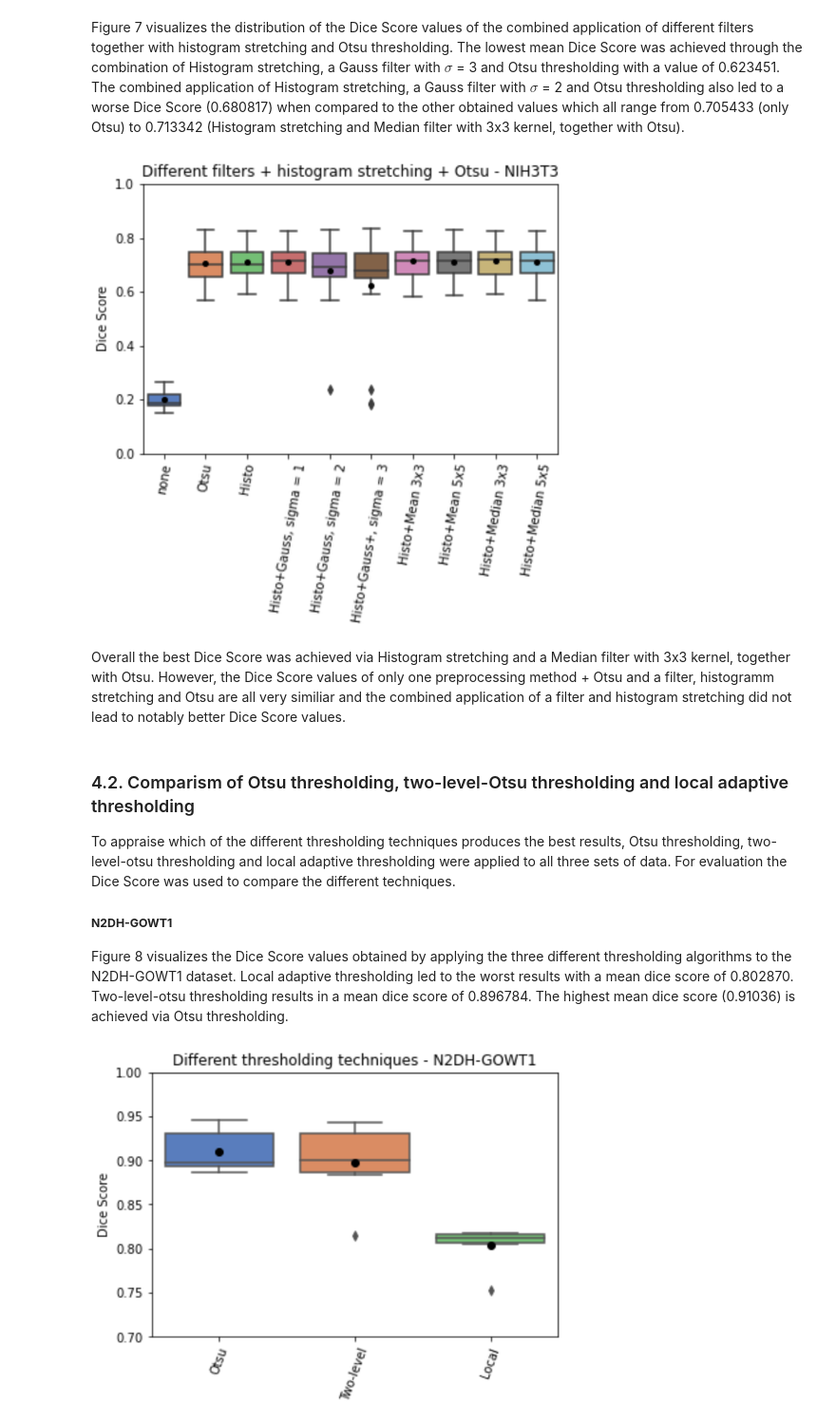
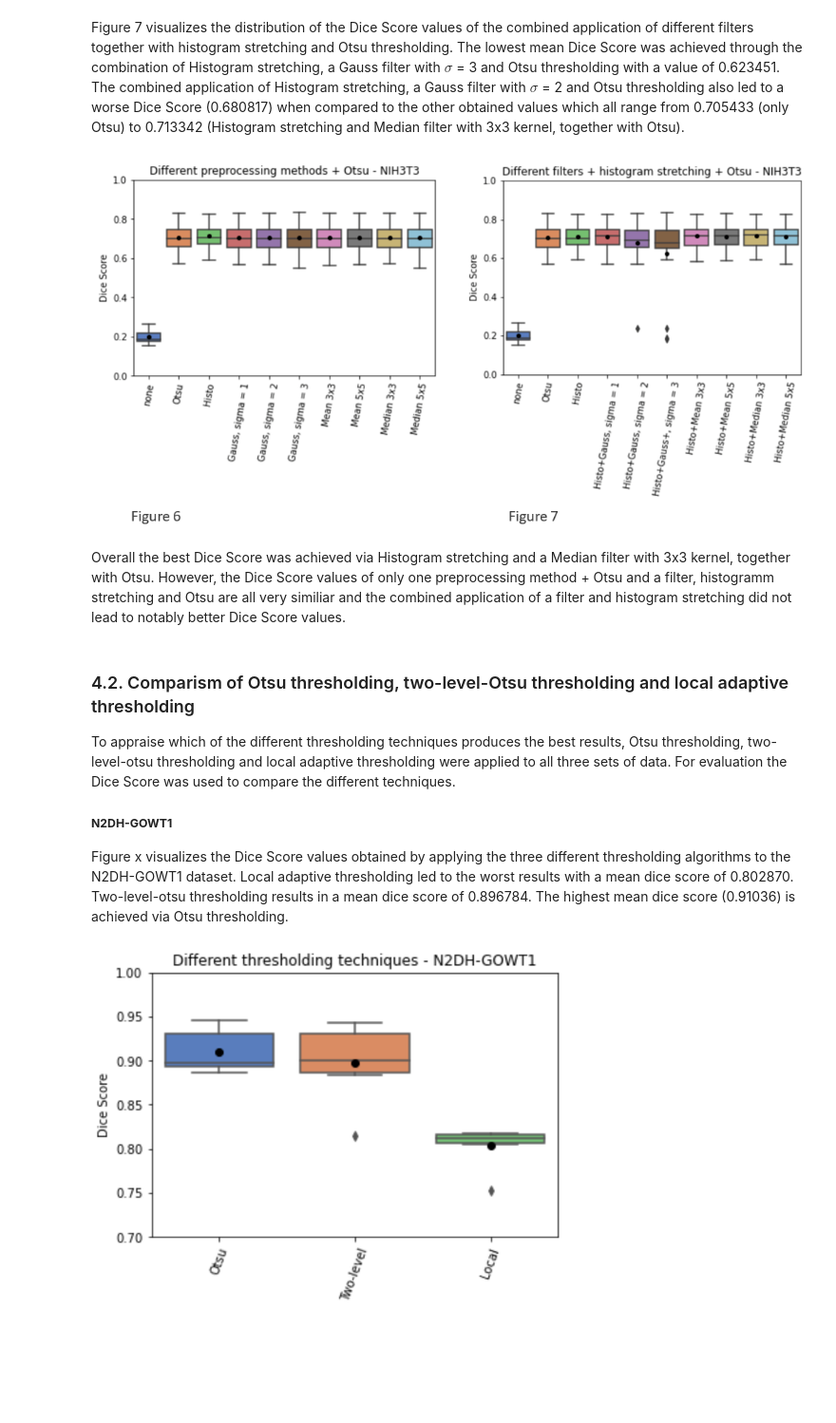
Before and after one commit to datascience-mobi-2023/topic01_team03, a Jupyter notebook: Report/AnfangReport.ipynb, the cells around one changed output. Shown: that part at 95% size. Saved outputs shown, nothing was run; the diff lists cells and outputs as text; code cells hidden in the pictures; blank space fills up the shorter version.

```diff
--- a/Report/AnfangReport.ipynb
+++ b/Report/AnfangReport.ipynb
@@ -169,16 +151,16 @@ Image('../Plots/BilderPlots/NIH3T3/plot_NIH3T3_preprocessing_otsu.png',  width=5
 # %% [markdown]
 Figure 7  visualizes the distribution of the Dice Score values of the combined application of different filters together with histogram stretching and Otsu thresholding. The lowest mean Dice Score was achieved through the combination of Histogram stretching, a Gauss filter with $\sigma$ = 3 and Otsu thresholding with a value of 0.623451. The combined  application of Histogram stretching, a Gauss filter with $\sigma$ = 2 and Otsu thresholding also led to a worse Dice Score (0.680817) when compared to the other obtained values which all range from 0.705433 (only Otsu) to 0.713342 (Histogram stretching and Median filter with 3x3 kernel, together with Otsu).
 # %%
-# Figure 7: Visualisation of the dice score values achieved via the combination of different filters with histogram stratching and Otsu thresholding applied to NIH3T3
+# Figure 6: Visualisation of the dice score values of different preprocessing methods together with Otsu thresholding applied to NIH3T3
 from IPython.display import Image
-Image('../Plots/BilderPlots/NIH3T3/plot_NIH3T3_filter_histo_otsu.png',  width=500, height=300)
+Image('C:/Users/selig/topic01_team03/Plots/BilderPlots/NIH3T3/plots_NIH3T3.png',  width=900, height=300)
 # %% [output]
-[figure, old version]
+[figure, new version]
 # %% [markdown]
 Overall the best Dice Score was achieved via Histogram stretching and a Median filter with 3x3 kernel, together with Otsu. However, the Dice Score values of only one preprocessing method + Otsu and a filter, histogramm stretching and Otsu are all very similiar and the combined application of a filter and histogram stretching did not lead to notably better Dice Score values.
 # %% [markdown]
 ### 4.2. Comparism of Otsu thresholding, two-level-Otsu thresholding and local adaptive thresholding
 To appraise which of the different thresholding techniques produces the best results, Otsu thresholding, two-level-otsu thresholding and local adaptive thresholding were applied to all three sets of data. For evaluation the Dice Score was used to compare the different techniques.
 ##### **N2DH-GOWT1**<br>
-Figure 8 visualizes the Dice Score values obtained by applying the three different thresholding algorithms to the N2DH-GOWT1 dataset. Local adaptive thresholding led to the worst results with a mean dice score of 0.802870. Two-level-otsu thresholding results in a mean dice score of 0.896784. The highest mean dice score (0.91036) is achieved via Otsu thresholding.
+Figure x visualizes the Dice Score values obtained by applying the three different thresholding algorithms to the N2DH-GOWT1 dataset. Local adaptive thresholding led to the worst results with a mean dice score of 0.802870. Two-level-otsu thresholding results in a mean dice score of 0.896784. The highest mean dice score (0.91036) is achieved via Otsu thresholding.
 # %%
```
Also changed, not shown: parts of 8 cells of this notebook, 3 other files.
